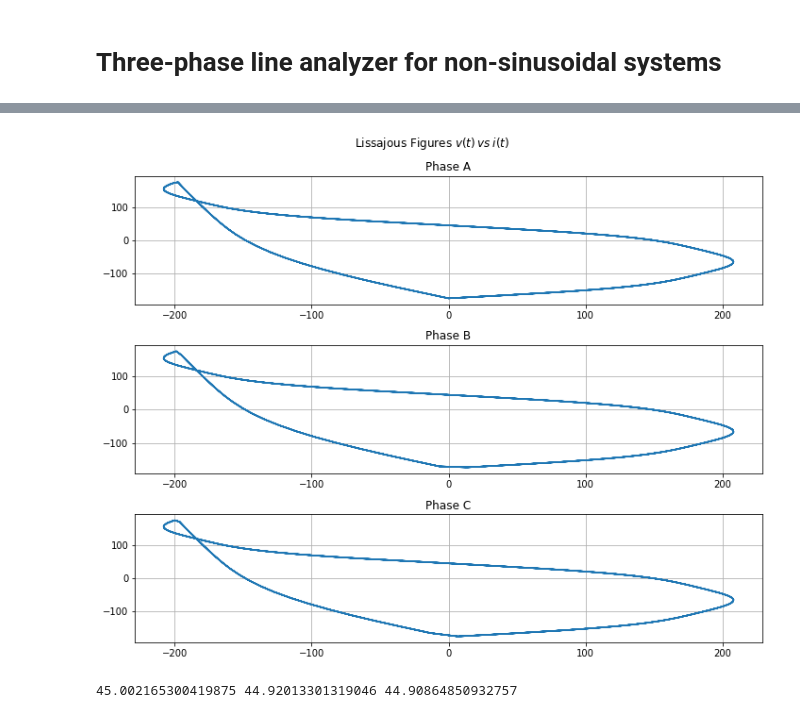
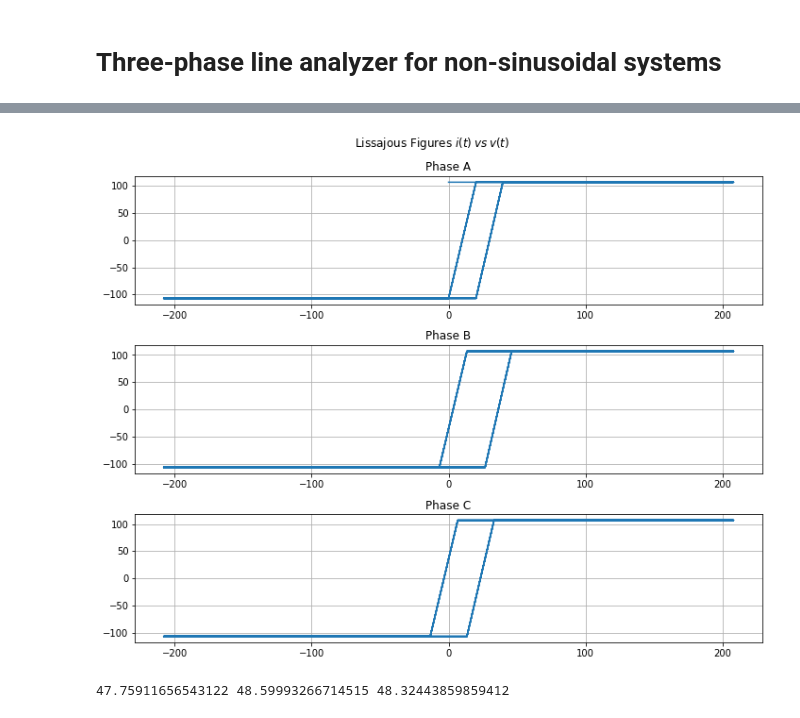
Before and after one commit to DnelZpt/line_analyzer, a Jupyter notebook: final_project.ipynb, the cells around one changed output, grey strips where cells are left out. Saved outputs shown, nothing was run; the diff lists cells and outputs as text; code cells hidden in the pictures.

```diff
--- a/final_project.ipynb
+++ b/final_project.ipynb
@@ -90,4 +103,4 @@ def compareTHD(thd_value, signal):
 # %%
-system = DataGen(21)
+system = DataGen(63)
 system.plot()
 # %% [output]
@@ -221,23 +284,23 @@ for ax, row in zip(axs[:, 0], row_labels):
 # %%
 # Lissajous Figures
 
 fig, (ax1, ax2, ax3) = plt.subplots(3, figsize=(10, 8))
-fig.suptitle("Lissajous Figures $v(t)\:vs\:i(t)$", size='large')
+fig.suptitle("Lissajous Figures $i(t)\:vs\:v(t)$", size='large')
 ax1.plot(v1, i1)
 ax1.set_title("Phase A")
 ax1.grid()
 ax2.plot(v2, i2)
 ax2.set_title("Phase B")
 ax2.grid()
 ax3.plot(v3, i3)
 ax3.set_title("Phase C")
 ax3.grid()
 
 fig.tight_layout()
 
 plt.show()
 # %% [output]
-[figure, old version]
+[figure, new version]
 # %%
 # Calculus of THD for voltages and currents
 # THDv
@@ -252,4 +315,4 @@ thdi3 = signalThd(getCoeffs(i3f_norm))
 
 print(thdi1, thdi2, thdi3)
 # %% [output]
-45.002165300419875 44.92013301319046 44.90864850932757
+47.75911656543122 48.59993266714515 48.32443859859412
```
Also changed, not shown: parts of 7 cells of this notebook.
